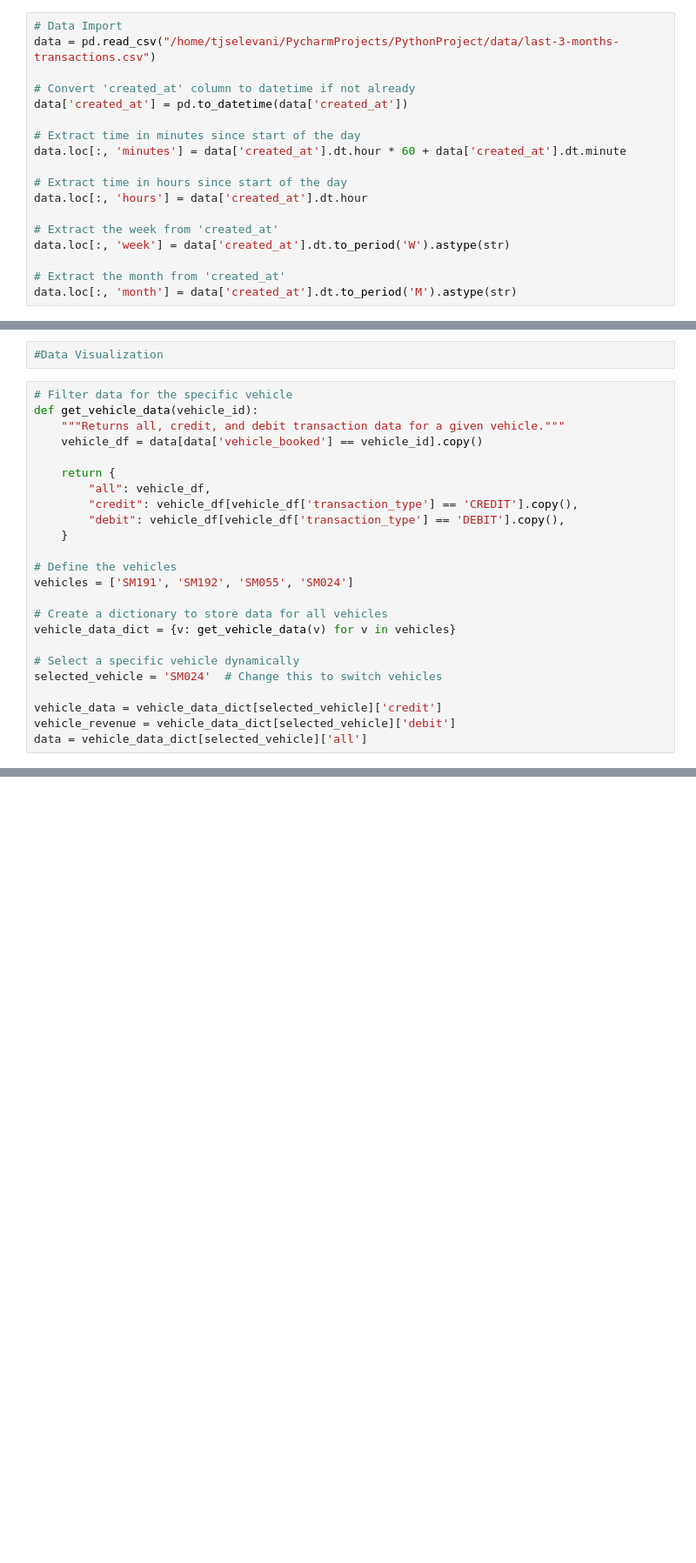
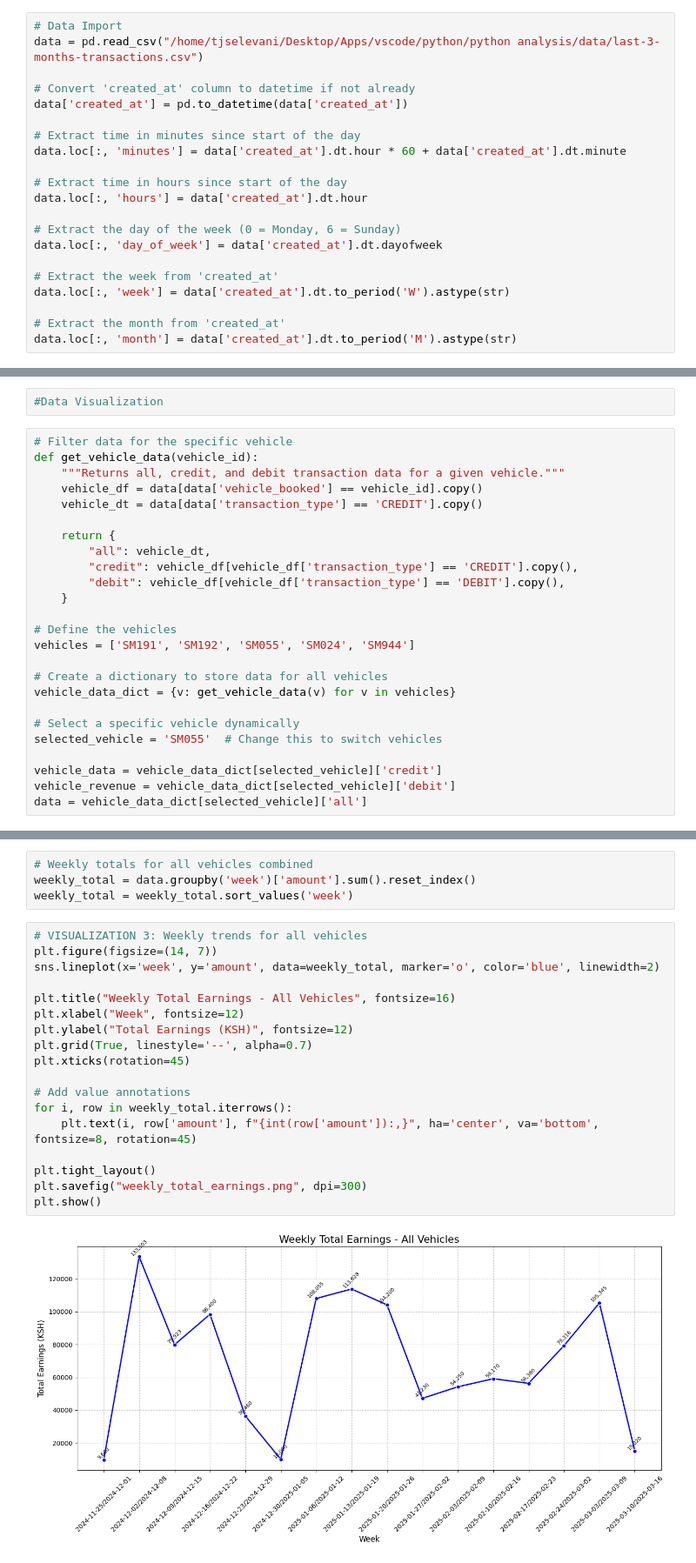
Before and after one commit to TJselevani/python-analysis, a Jupyter notebook: eda/week.ipynb, the cells around one changed output, grey strips where cells are left out. Shown at 87% size. Saved outputs shown, nothing was run; the diff lists cells and outputs as text; blank space fills up the shorter version.

Commit message:
charts update

```diff
--- a/eda/week.ipynb
+++ b/eda/week.ipynb
@@ -10,7 +10,7 @@ from pandas import DataFrame
 import matplotlib.pyplot as plt
 # %%
 # Data Import
-data = pd.read_csv("/home/tjselevani/PycharmProjects/PythonProject/data/last-3-months-transactions.csv")
+data = pd.read_csv("/home/tjselevani/Desktop/Apps/vscode/python/python analysis/data/last-3-months-transactions.csv")
 
 # Convert 'created_at' column to datetime if not already
 data['created_at'] = pd.to_datetime(data['created_at'])
@@ -21,6 +21,9 @@ data.loc[:, 'minutes'] = data['created_at'].dt.hour * 60 + data['created_at'].dt
 # Extract time in hours since start of the day
 data.loc[:, 'hours'] = data['created_at'].dt.hour
 
+# Extract the day of the week (0 = Monday, 6 = Sunday)
+data.loc[:, 'day_of_week'] = data['created_at'].dt.dayofweek
+
 # Extract the week from 'created_at'
 data.loc[:, 'week'] = data['created_at'].dt.to_period('W').astype(str)
 
@@ -65,21 +73,22 @@ def format_years_xticks(year_labels):
 def get_vehicle_data(vehicle_id):
     """Returns all, credit, and debit transaction data for a given vehicle."""
     vehicle_df = data[data['vehicle_booked'] == vehicle_id].copy()
+    vehicle_dt = data[data['transaction_type'] == 'CREDIT'].copy()
 
     return {
-        "all": vehicle_df,
+        "all": vehicle_dt,
         "credit": vehicle_df[vehicle_df['transaction_type'] == 'CREDIT'].copy(),
         "debit": vehicle_df[vehicle_df['transaction_type'] == 'DEBIT'].copy(),
     }
 
 # Define the vehicles
-vehicles = ['SM191', 'SM192', 'SM055', 'SM024']
+vehicles = ['SM191', 'SM192', 'SM055', 'SM024', 'SM944']
 
 # Create a dictionary to store data for all vehicles
 vehicle_data_dict = {v: get_vehicle_data(v) for v in vehicles}
 
 # Select a specific vehicle dynamically
-selected_vehicle = 'SM024'  # Change this to switch vehicles
+selected_vehicle = 'SM055'  # Change this to switch vehicles
 
 vehicle_data = vehicle_data_dict[selected_vehicle]['credit']
 vehicle_revenue = vehicle_data_dict[selected_vehicle]['debit']
@@ -86,0 +334,24 @@ data = vehicle_data_dict[selected_vehicle]['all']
+# %%
+# Weekly totals for all vehicles combined
+weekly_total = data.groupby('week')['amount'].sum().reset_index()
+weekly_total = weekly_total.sort_values('week')
+# %%
+# VISUALIZATION 3: Weekly trends for all vehicles
+plt.figure(figsize=(14, 7))
+sns.lineplot(x='week', y='amount', data=weekly_total, marker='o', color='blue', linewidth=2)
+
+plt.title("Weekly Total Earnings - All Vehicles", fontsize=16)
+plt.xlabel("Week", fontsize=12)
+plt.ylabel("Total Earnings (KSH)", fontsize=12)
+plt.grid(True, linestyle='--', alpha=0.7)
+plt.xticks(rotation=45)
+
+# Add value annotations
+for i, row in weekly_total.iterrows():
+    plt.text(i, row['amount'], f"{int(row['amount']):,}", ha='center', va='bottom', fontsize=8, rotation=45)
+
+plt.tight_layout()
+plt.savefig("weekly_total_earnings.png", dpi=300)
+plt.show()
+# %% [output]
+[figure, added]
```
Also changed, not shown: parts of 8 cells of this notebook, 9 other files.
